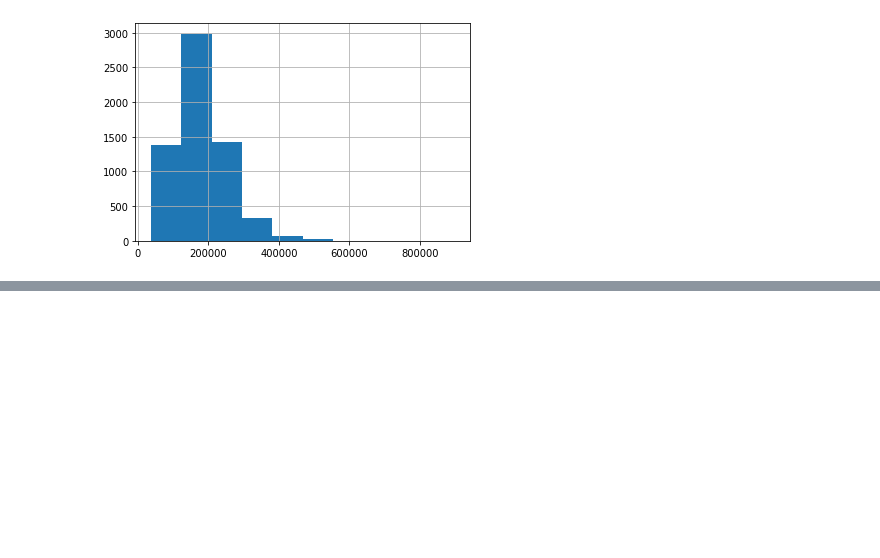
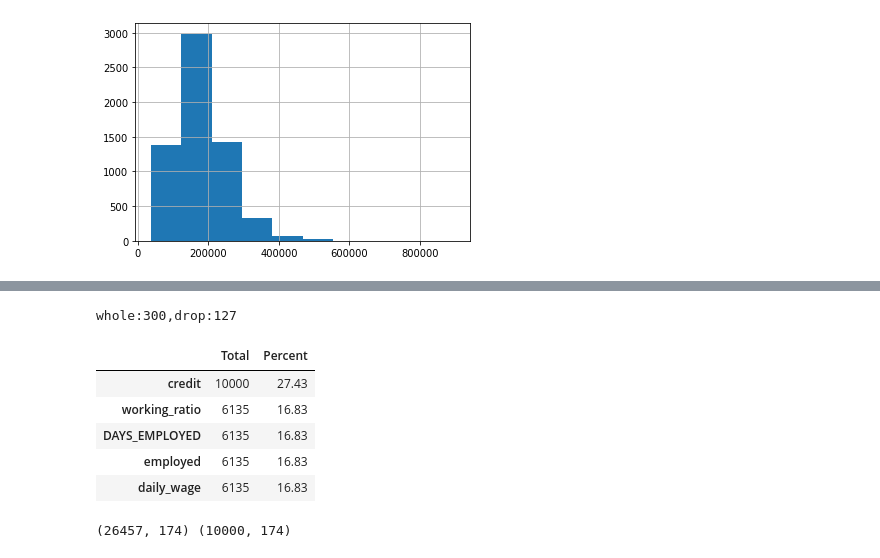
Before and after one commit to O-Kpy/Kaggle, a Jupyter notebook: Dacon_신용_예측_복습.ipynb, the cells around one changed output, grey strips where cells are left out. Saved outputs shown, nothing was run; the diff lists cells and outputs as text; code cells hidden in the pictures; blank space fills up the shorter version.

```diff
--- a/Dacon_신용_예측_복습.ipynb
+++ b/Dacon_신용_예측_복습.ipynb
@@ -219,0 +236,25 @@ train set shape:(26457, 62), test set shape:(10000, 61)
+# %%
+corr_matrix = data_agg.corr()
+upper = corr_matrix.where(np.triu(np.ones(corr_matrix.shape), k=1).astype(np.bool))
+to_drop = [c for c in upper.columns if any(abs(upper[c])>0.95)]
+print(f'whole:{len(data_agg.columns)},drop:{len(to_drop)}')
+# %% [output]
+whole:300,drop:127
+# %%
+data_agg = data_agg.drop(columns=to_drop)
+# %%
+data = data.merge(data_agg, how='left', on='index')
+# %%
+miss_data = pd.Series(data.isnull().sum()/len(data)).sort_values(ascending=False)
+to_drop = miss_data[missing_data == 1.0].index
+# %%
+data = data.drop(columns=to_drop)
+# %%
+missing_data(data)
+# %% [output]
+|  | Total | Percent |
+| credit | 10000 | 27.43 |
+| working_ratio | 6135 | 16.83 |
+| DAYS_EMPLOYED | 6135 | 16.83 |
+| employed | 6135 | 16.83 |
+| daily_wage | 6135 | 16.83 |
@@ -219,0 +272,7 @@ train set shape:(26457, 62), test set shape:(10000, 61)
+# %%
+train_set = data[data['credit'].notnull()].drop(columns='credit')
+train_labels = data[data['credit'].notnull()]['credit']
+test_set = data[data['credit'].isnull()].drop(columns='credit')
+print(train_set.shape, test_set.shape)
+# %% [output]
+(26457, 174) (10000, 174)
```
Also changed, not shown: parts of 17 cells of this notebook.
